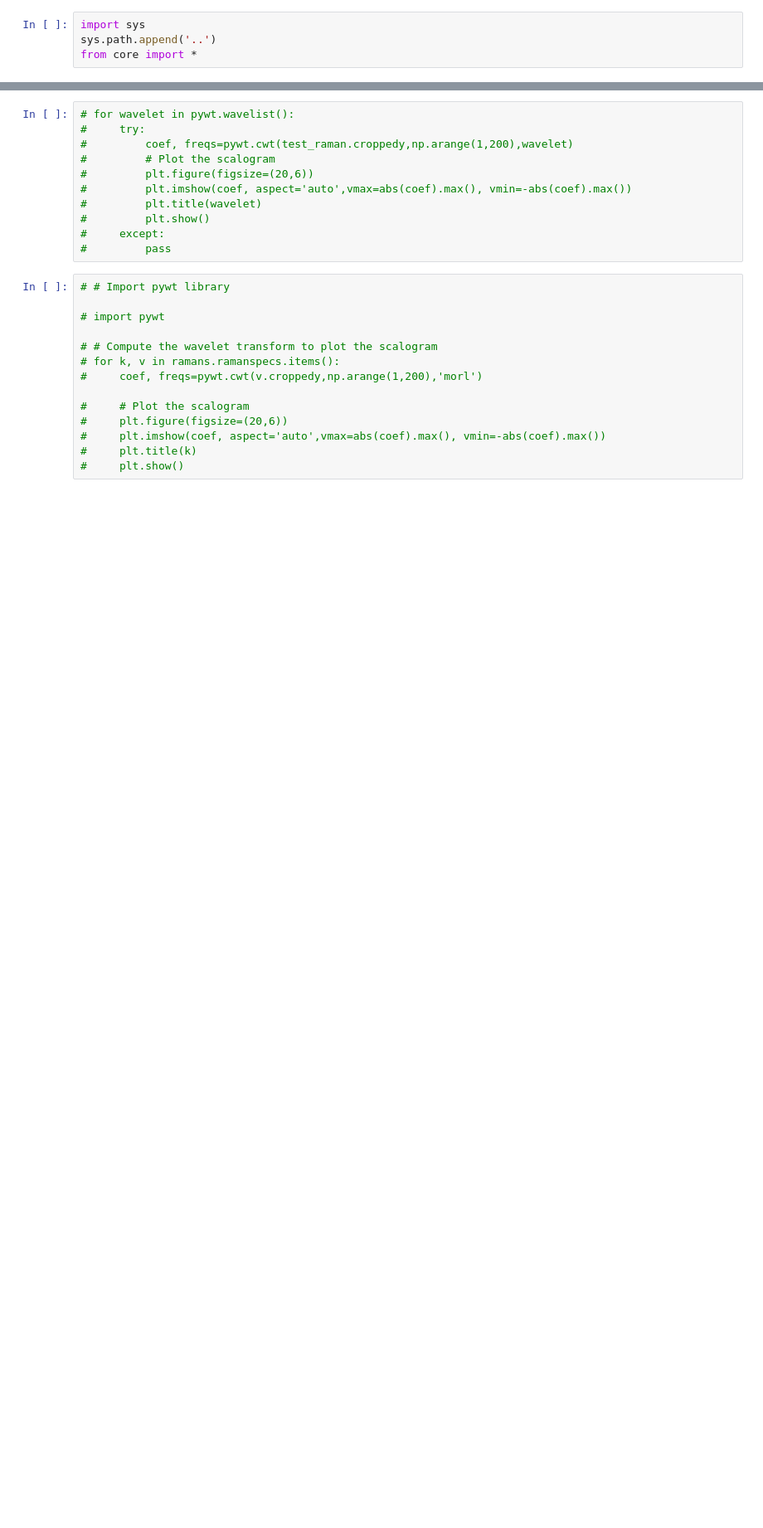
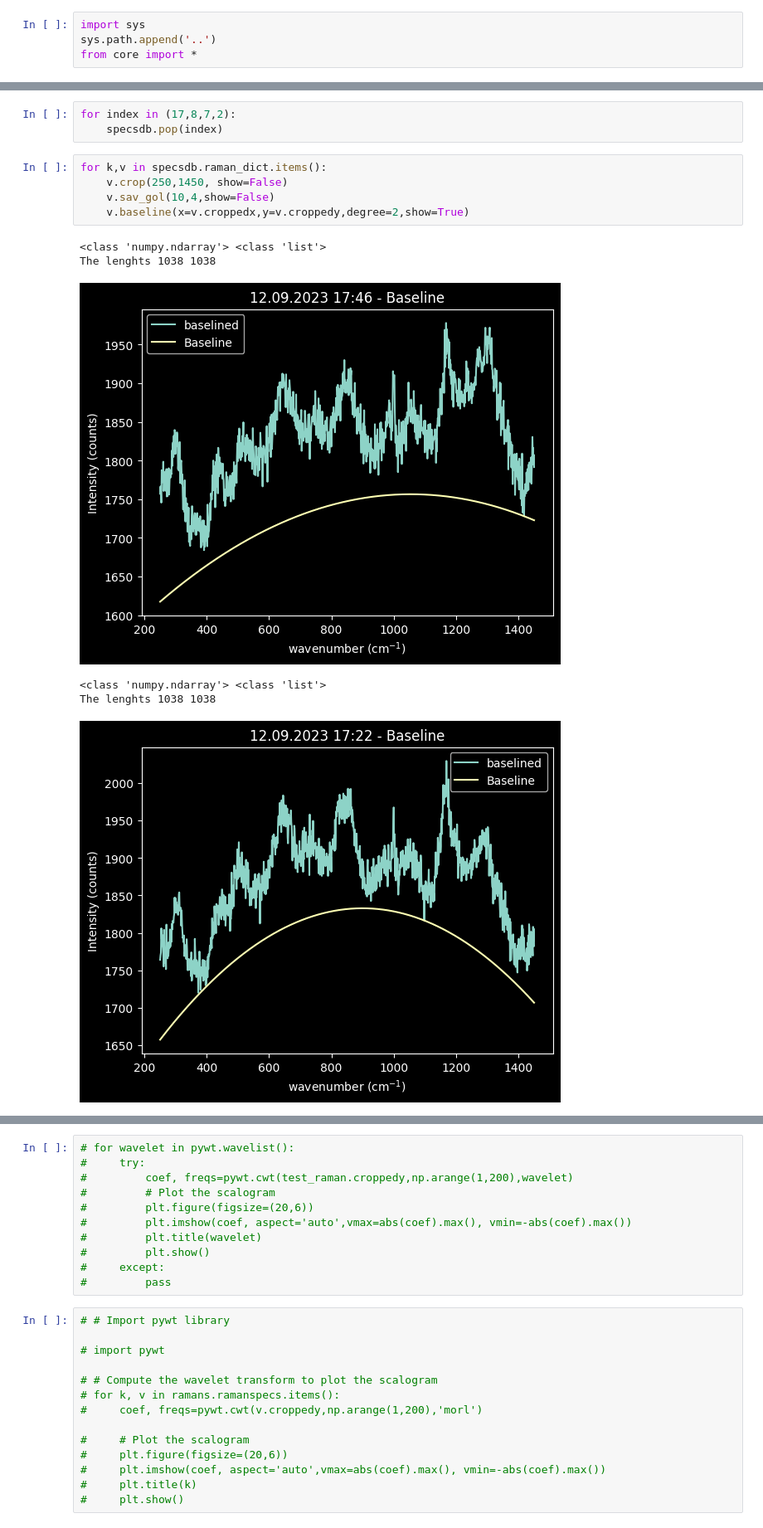
Before and after one commit to oftavira/raman, a Jupyter notebook: ogomp/main.ipynb, the cells around one changed output, grey strips where cells are left out. Shown at 83% size. Drawn from its saved outputs; the diff is of its cells as text; blank space fills up the shorter version.

```diff
--- a/ogomp/main.ipynb
+++ b/ogomp/main.ipynb
@@ -85,0 +30,15 @@ len(ramans.ramans)
+# %%
+for index in (17,8,7,2):
+    specsdb.pop(index)
+# %%
+for k,v in specsdb.raman_dict.items():
+    v.crop(250,1450, show=False)
+    v.sav_gol(10,4,show=False)
+    v.baseline(x=v.croppedx,y=v.croppedy,degree=2,show=True)
+# %% [output]
+<class 'numpy.ndarray'> <class 'list'>
+The lenghts 1038 1038
+[figure, added]
+<class 'numpy.ndarray'> <class 'list'>
+The lenghts 1038 1038
+[figure, added]
```
Also changed, not shown: parts of 28 cells of this notebook, 1 other file.
